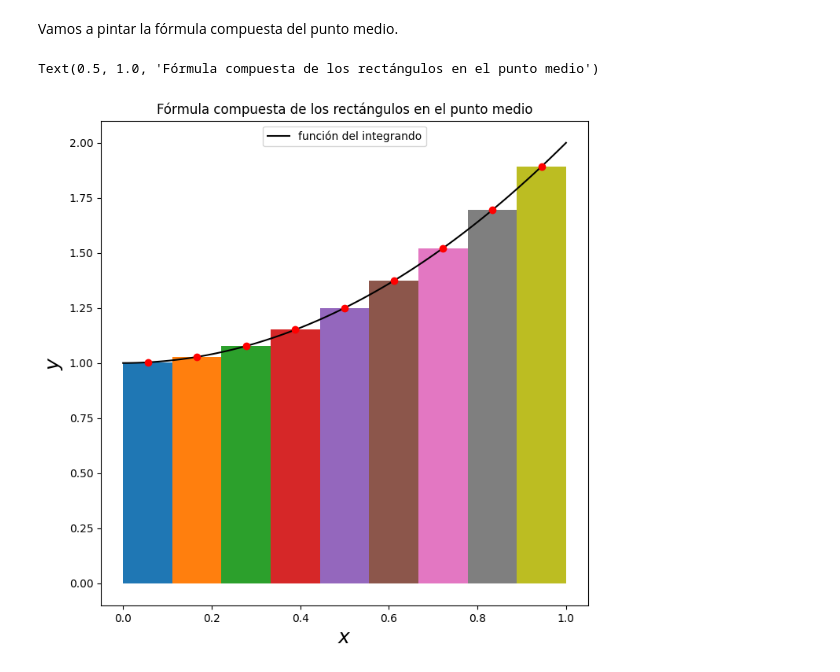
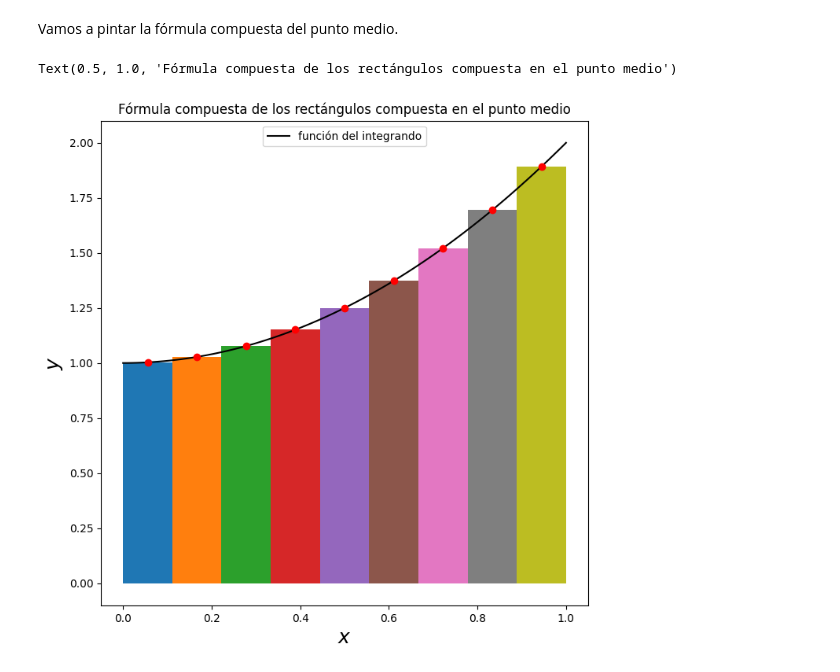
Before and after one commit to eldramas1s/Infomates-ugr, a Jupyter notebook: Tercer_Curso/Segundo_Cuatri/Metodos_Numericos_II/Practicas/P2/Ejercicios_P2.ipynb, the cells around one changed output. Drawn from its saved outputs; the diff is of its cells as text; code cells hidden in the pictures.

```diff
--- a/Tercer_Curso/Segundo_Cuatri/Metodos_Numericos_II/Practicas/P2/Ejercicios_P2.ipynb
+++ b/Tercer_Curso/Segundo_Cuatri/Metodos_Numericos_II/Practicas/P2/Ejercicios_P2.ipynb
@@ -401,30 +406,30 @@ Vamos a pintar la fórmula compuesta del punto medio.
 # %%
 num_values = 100; num_nodos = 10  # Número de puntos para graficar y número de nodos de integración
 x_values = np.linspace(float(a), float(b), num_values)  # Genera valores de x uniformemente distribuidos en [a, b]
 y_values = f(x_values)  # Calcula los valores de la función en los puntos x
 x_nodos = np.linspace(a, b, num_nodos)  # Genera los nodos de integración uniformemente distribuidos en [a, b]
 y_nodos = f(x_nodos)  # Calcula los valores de la función en los nodos
 
 fig, ax = plt.subplots(figsize=(8, 8))  # Crea una figura y un eje para graficar
 ax.plot(x_values, y_values, 'k', label='función del integrando')  # Dibuja la función en negro con una etiqueta
 
 # Rellena las áreas bajo la curva usando rectángulos basados en la fórmula del rectángulo a la izquierda
 for k in range(1, num_nodos):  # Itera sobre los subintervalos definidos por los nodos
     x_izq = x_nodos[k - 1]
     x_der = x_nodos[k]
     x_medio = (x_izq + x_der) / 2
     altura = f(x_medio)
 
     zz = np.linspace(float(x_izq), float(x_der), num_values)
     yk = [altura] * len(zz)  # Altura constante en el intervalo
     ax.fill_between(zz, 0, yk)
 
     ax.plot(x_medio, altura, 'ro')
 
 ax.legend(loc=9)  # Añade la leyenda en la parte superior central
 ax.set_xlabel('$x$', fontsize=18)  # Etiqueta del eje x
 ax.set_ylabel('$y$', fontsize=18)  # Etiqueta del eje y
-ax.set_title('Fórmula compuesta de los rectángulos en el punto medio')  # Título del gráfico
+ax.set_title('Fórmula compuesta de los rectángulos compuesta en el punto medio')  # Título del gráfico
 # %% [output]
-Text(0.5, 1.0, 'Fórmula compuesta de los rectángulos en el punto medio')
+Text(0.5, 1.0, 'Fórmula compuesta de los rectángulos compuesta en el punto medio')
-[figure, old version]
+[figure, new version]
```
Also changed, not shown: parts of 10 cells of this notebook, 10 other files.
